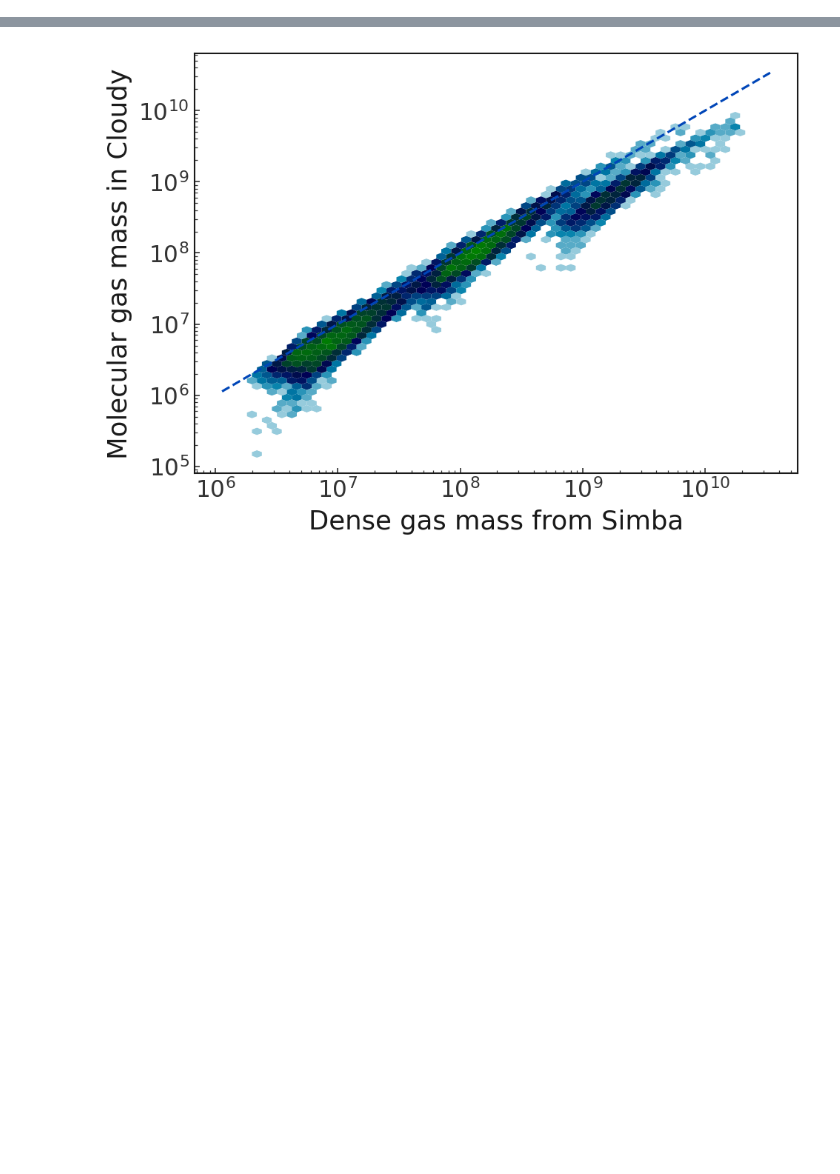
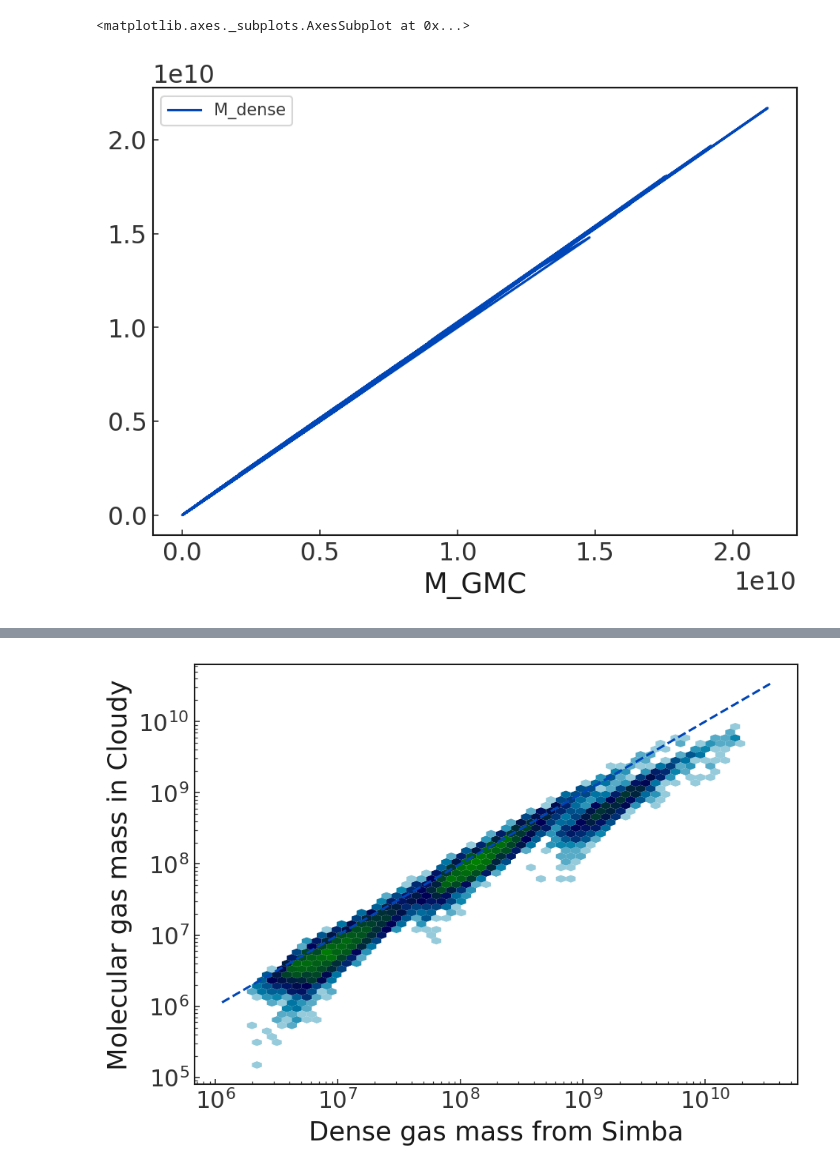
Before and after one commit to kpolsen/vizgan2020, a Jupyter notebook: H2 mass.ipynb, the cells around one changed output, grey strips where cells are left out. Saved outputs shown, nothing was run; the diff lists cells and outputs as text; code cells hidden in the pictures; blank space fills up the shorter version.

```diff
--- a/H2 mass.ipynb
+++ b/H2 mass.ipynb
@@ -32,0 +36,5 @@ Index(['GroupID', 'galnames', 'MBH', 'fedd', 'SFR_x', 'SFRSD_gasR_caesar',
+# %%
+df.plot('M_GMC','M_dense')
+# %% [output]
+<matplotlib.axes._subplots.AxesSubplot at 0x...>
+[figure, added]
```
Also changed, not shown: parts of 3 cells of this notebook, 4 other files.
